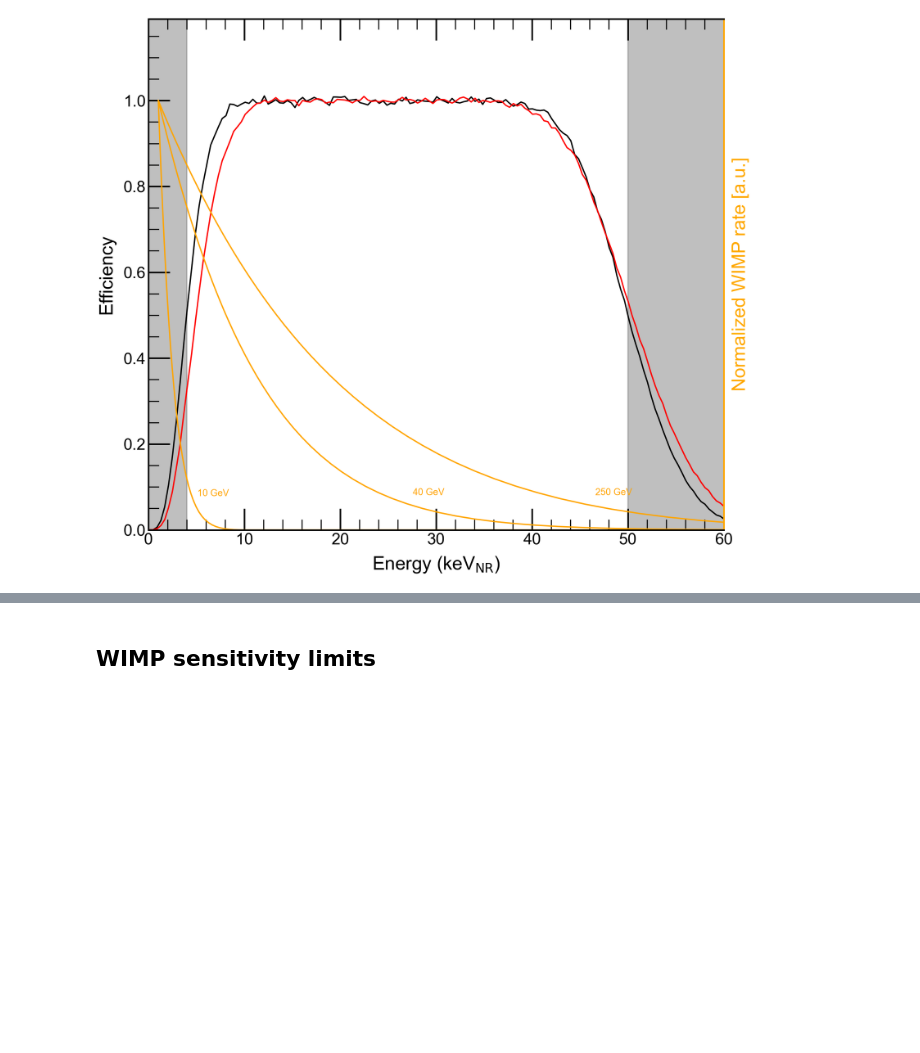
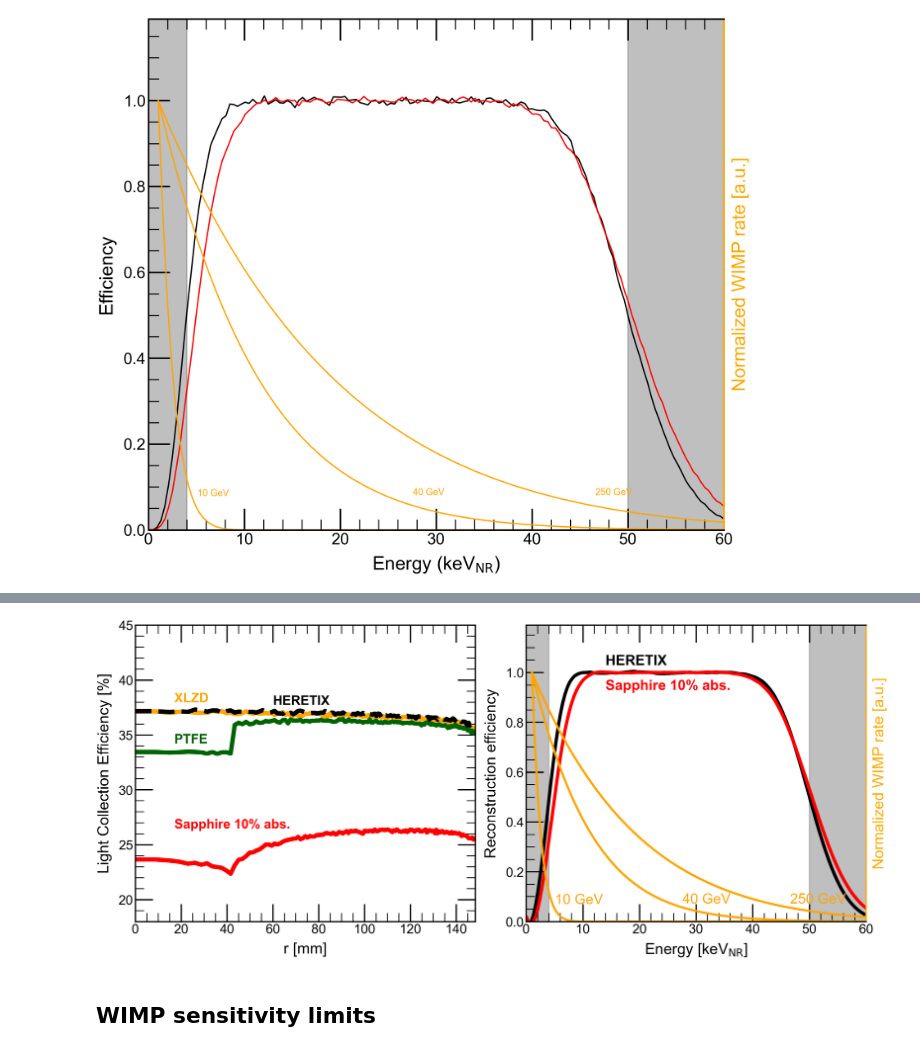
Before and after one commit to jpienaar13/HermeticTPC, a Jupyter notebook: common_plots/plotter.ipynb, the cells around one changed output, grey strips where cells are left out. Drawn from its saved outputs; the diff is of its cells as text; code cells hidden in the pictures; blank space fills up the shorter version.

```diff
--- a/common_plots/plotter.ipynb
+++ b/common_plots/plotter.ipynb
@@ -502,0 +419,95 @@ plt.show()
+# %%
+h = hdf["efficiency_NR"]
+h_10p = hdf["efficiency_NR_10p"]
+
+energy_05_low = 4
+energy_05_high = 50
+
+valueLCEarray1dradSaph = LCEmap.mean(axis=1)
+
+hdfLCESapphire10 = h5py.File("data/g1mapSapphire10.hdf5", "r")
+LCEmapSaph10 = hdfLCESapphire10["templates"]["g1mapSapphire10"][:]/0.4*100
+valueLCEarray1dradSaph10 = LCEmapSaph10.mean(axis=1)
+
+hdfLCELXe = h5py.File("data/g1mapLXe.hdf5", "r")
+LCEmapLXe = hdfLCELXe["templates"]["g1mapLXe"][:]/0.4*100
+valueLCEarray1drad = LCEmapLXe.mean(axis=1)
+
+hdfLCEPTFE = h5py.File("data/g1mapPTFE.hdf5", "r")
+LCEmapPTFE = hdfLCEPTFE["templates"]["g1mapPTFE"][:]/0.4*100
+valueLCEarray1dradPTFE = LCEmapPTFE.mean(axis=1)
+
+# r from r^2 bins (assuming LCEbinsradcenter is in mm^2): r[cm] = sqrt(mm^2)/10
+r_cm = np.sqrt(LCEbinsradcenter) / 10.0
+
+fig = plt.figure(figsize=(12,5))
+gs = fig.add_gridspec(1, 2, width_ratios=[1, 1], wspace=0.15)
+
+ax0 = fig.add_subplot(gs[0, 0])
+ax1 = fig.add_subplot(gs[0, 1])
+
+wl = 5
+order = 2
+valueLCEarray1drad_smooth = savgol_filter(valueLCEarray1drad, wl, order)
+valueLCEarray1dradSaph_smooth = savgol_filter(valueLCEarray1dradSaph, wl, order)
+valueLCEarray1dradSaph10_smooth = savgol_filter(valueLCEarray1dradSaph10, wl, order)
+valueLCEarray1dradPTFE_smooth = savgol_filter(valueLCEarray1dradPTFE, wl, order)
+
+ax0.plot([0] + list(r_cm), [valueLCEarray1drad[0]] + list(valueLCEarray1drad), linewidth=4, color='orange', ls='-', label="XLZD")
+ax0.plot([0] + list(r_cm), [valueLCEarray1dradPTFE[0]] + list(valueLCEarray1dradPTFE), linewidth=4, color='darkgreen', label="H-TPC (PTFE)")
+ax0.plot([0] + list(r_cm), [valueLCEarray1dradSaph[0]] + list(valueLCEarray1dradSaph), linewidth=4, color='black', ls="--", label="H-TPC (Sapphire)")
+ax0.plot([0] + list(r_cm), [valueLCEarray1dradSaph10[0]] + list(valueLCEarray1dradSaph10), linewidth=4, color='red', label="H-TPC (Sapphire, 10% Abs.)")
+
+ax0.set_xlabel("r [mm]")
+ax0.set_ylabel("Light Collection Efficiency [%]")
+ax0.set_xlim(0, np.sqrt(22000)/1.0)
+ax0.set_ylim(18,45)
+#ax0.legend(prop={'size': 11},loc="upper center", bbox_to_anchor=(0.5, 0.95), ncol=2)
+
+ax1 = plt.gca()
+# smooth the efficiency curves for better visualization
+h_smooth = savgol_filter(h[1], 21, 3)
+h_10p_smooth = savgol_filter(h_10p[1], 21, 3)
+ax1.plot(h[0], h_smooth, ls="-", color="black", label="Efficiency", lw=3, zorder=1)
+ax1.plot(h_10p[0], h_10p_smooth, ls="-", color="red", label="Efficiency 10\\% abs.", lw=3, zorder=1)
+ax1.set_ylabel("Reconstruction efficiency")
+ax1.set_ylim(0, 1.19)
+
+# Create a second y-axis on the right for the WIMP spectra
+ax2 = ax1.twinx()
+ax2.spines["right"].set_color("orange")
+ax2.yaxis.label.set_color("orange")
+#ax2.tick_params(axis="y", colors="orange")
+ax2.set_yticklabels([])
+ax2.set_yticks([])
+ax2.set_ylabel("Normalized WIMP rate [a.u.]", color="orange")
+ax2.set_ylim(0, 1.19)
+
+mws = [10, 40, 250]
+# Put WIMP spectra on the right axis
+for mw in mws:
+    x,y = hdf[f"WIMP_rate_{mw}GeV"][:]
+    ax2.plot(x, y, "-", color="orange", lw=2, zorder=0)
+    # find energy where rate goes below 0.1
+    idx = np.where(y < 0.1)[0][0]
+    ax2.text(x[idx]*1.15, y[idx], f"{mw} GeV", color="orange", va="center", ha="left", fontsize=13)
+
+ax1.set_xlim(0, 60)
+ax1.set_xlabel("Energy [keV$_{\\mathrm{NR}}$]")
+
+ax1.axvspan(0, energy_05_low, color="gray", alpha=0.5, zorder=0)
+ax1.axvspan(energy_05_high, 60, color="gray", alpha=0.5, zorder=0)
+
+# x positions adjusted for r-axis in cm
+ax0.text(17.0, 38, "XLZD", fontsize=12, fontweight="bold", color="orange")
+ax0.text(60.0, 37.75, "HERETIX", fontsize=12, fontweight="bold", color="black")
+ax0.text(17.0, 34.25, "PTFE", fontsize=12, fontweight="bold", color="darkgreen")
+ax0.text(17.0, 26.5, "Sapphire 10% abs.", fontsize=12, fontweight="bold", color="red")
+
+ax1.text(14, 1.03, "HERETIX", fontsize=13, fontweight="bold", color="black")
+ax1.text(14, 0.93, "Sapphire 10% abs.", fontsize=13, fontweight="bold", color="red")
+
+plt.tight_layout()
+plt.savefig("efficiency_lce_nr.pdf", bbox_inches="tight", dpi=300)
+plt.show()
+# %% [output]
@@ -503,3 +516,4 @@ plt.show()
+[figure, added]
 # %% [markdown]
 ## WIMP sensitivity limits
 # %%
```
Also changed, not shown: parts of 7 cells of this notebook, 2 other files.
